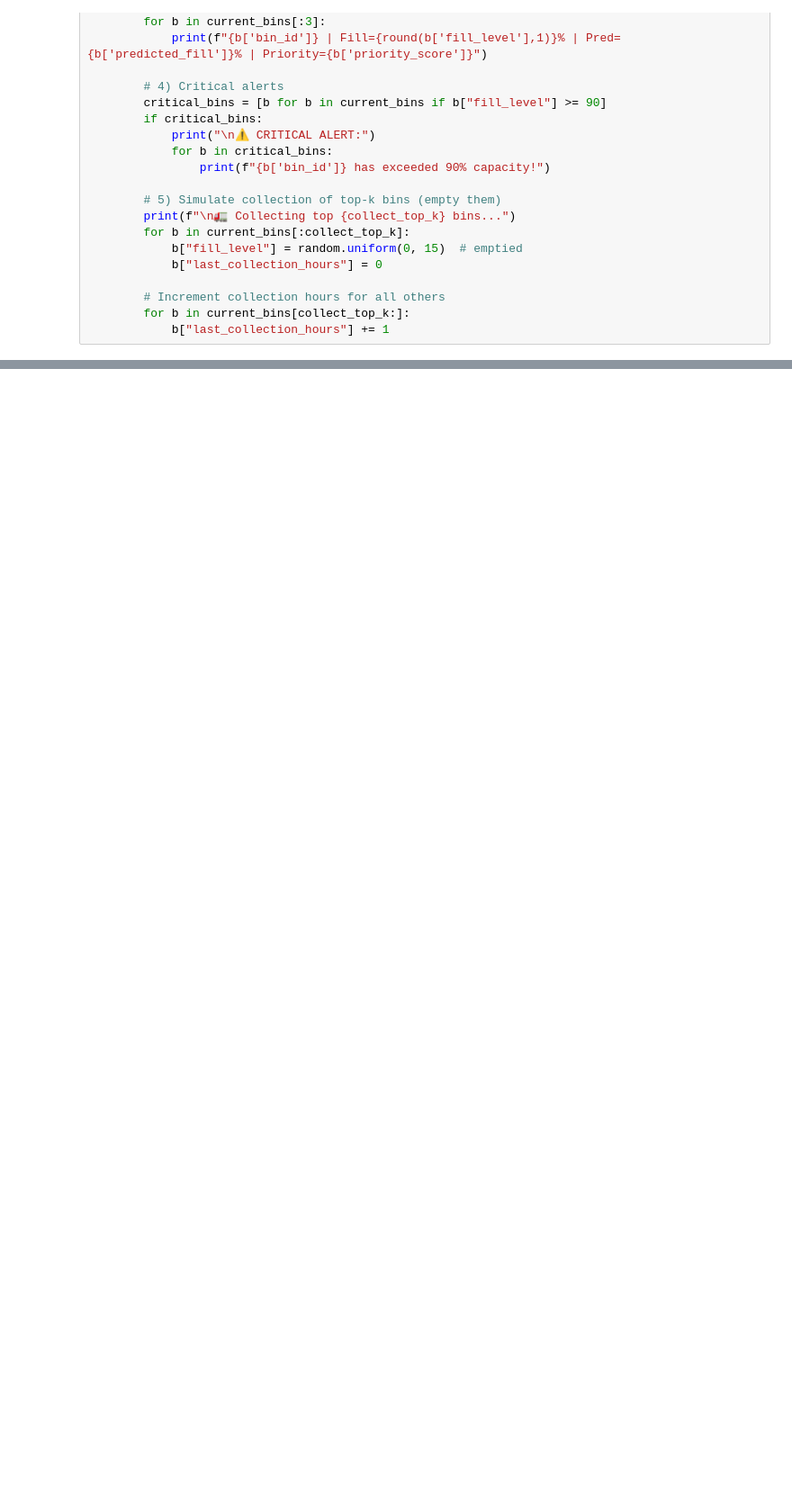
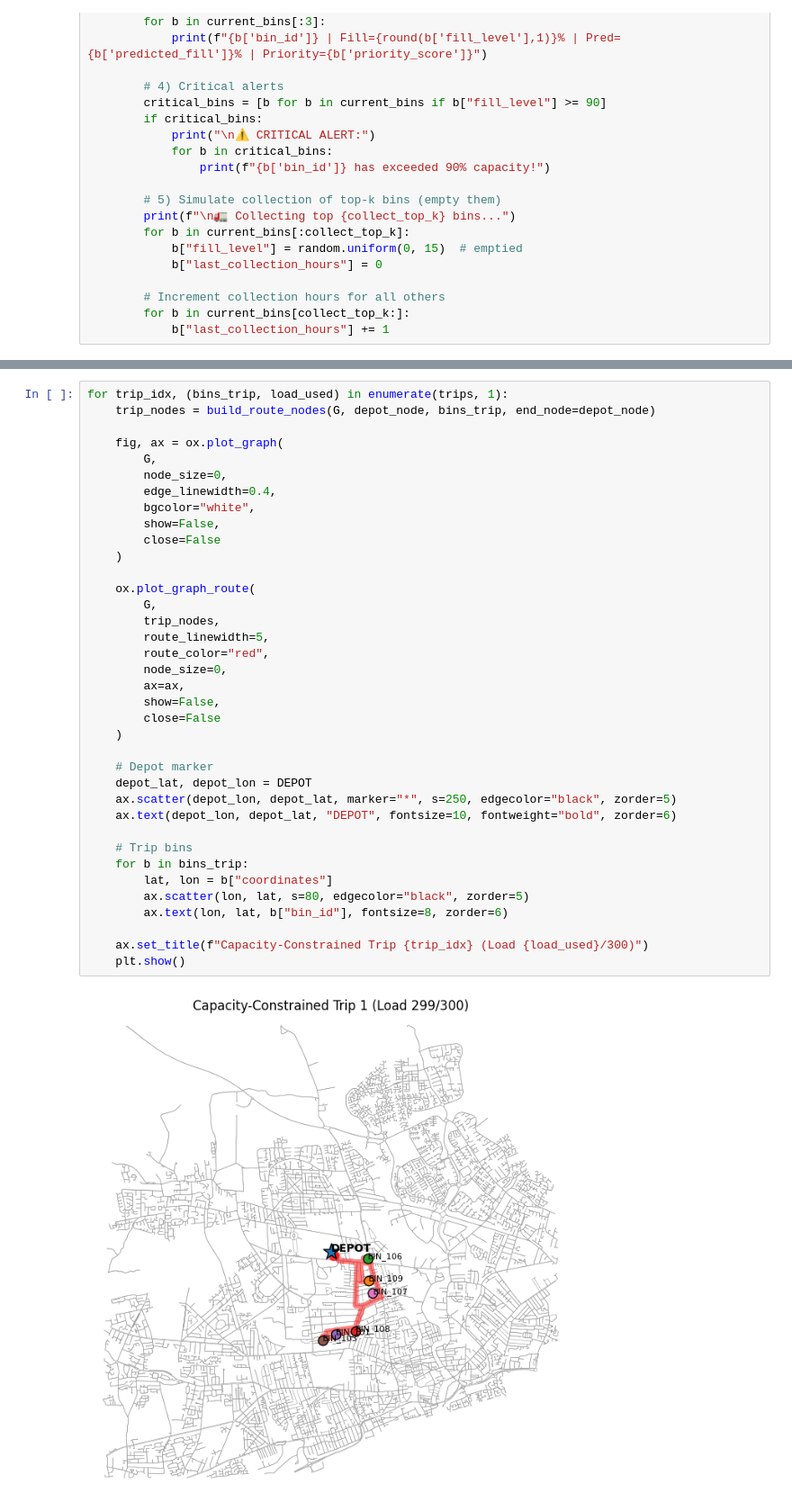
Before and after one commit to adeel1647/ddss-smart-waste, a Jupyter notebook: notebooks/integration.ipynb, the cells around one changed output, grey strips where cells are left out. Shown at 90% size. Cells and saved outputs as stored; diff of their text form; blank space fills up the shorter version.

```diff
--- a/notebooks/integration.ipynb
+++ b/notebooks/integration.ipynb
@@ -700,0 +972,39 @@ Forecast R2: 0.98
+# %%
+for trip_idx, (bins_trip, load_used) in enumerate(trips, 1):
+    trip_nodes = build_route_nodes(G, depot_node, bins_trip, end_node=depot_node)
+
+    fig, ax = ox.plot_graph(
+        G,
+        node_size=0,
+        edge_linewidth=0.4,
+        bgcolor="white",
+        show=False,
+        close=False
+    )
+
+    ox.plot_graph_route(
+        G,
+        trip_nodes,
+        route_linewidth=5,
+        route_color="red",
+        node_size=0,
+        ax=ax,
+        show=False,
+        close=False
+    )
+
+    # Depot marker
+    depot_lat, depot_lon = DEPOT
+    ax.scatter(depot_lon, depot_lat, marker="*", s=250, edgecolor="black", zorder=5)
+    ax.text(depot_lon, depot_lat, "DEPOT", fontsize=10, fontweight="bold", zorder=6)
+
+    # Trip bins
+    for b in bins_trip:
+        lat, lon = b["coordinates"]
+        ax.scatter(lon, lat, s=80, edgecolor="black", zorder=5)
+        ax.text(lon, lat, b["bin_id"], fontsize=8, zorder=6)
+
+    ax.set_title(f"Capacity-Constrained Trip {trip_idx} (Load {load_used}/300)")
+    plt.show()
+# %% [output]
+[figure, added]
```
Also changed, not shown: parts of 49 cells of this notebook, 10 other files.
